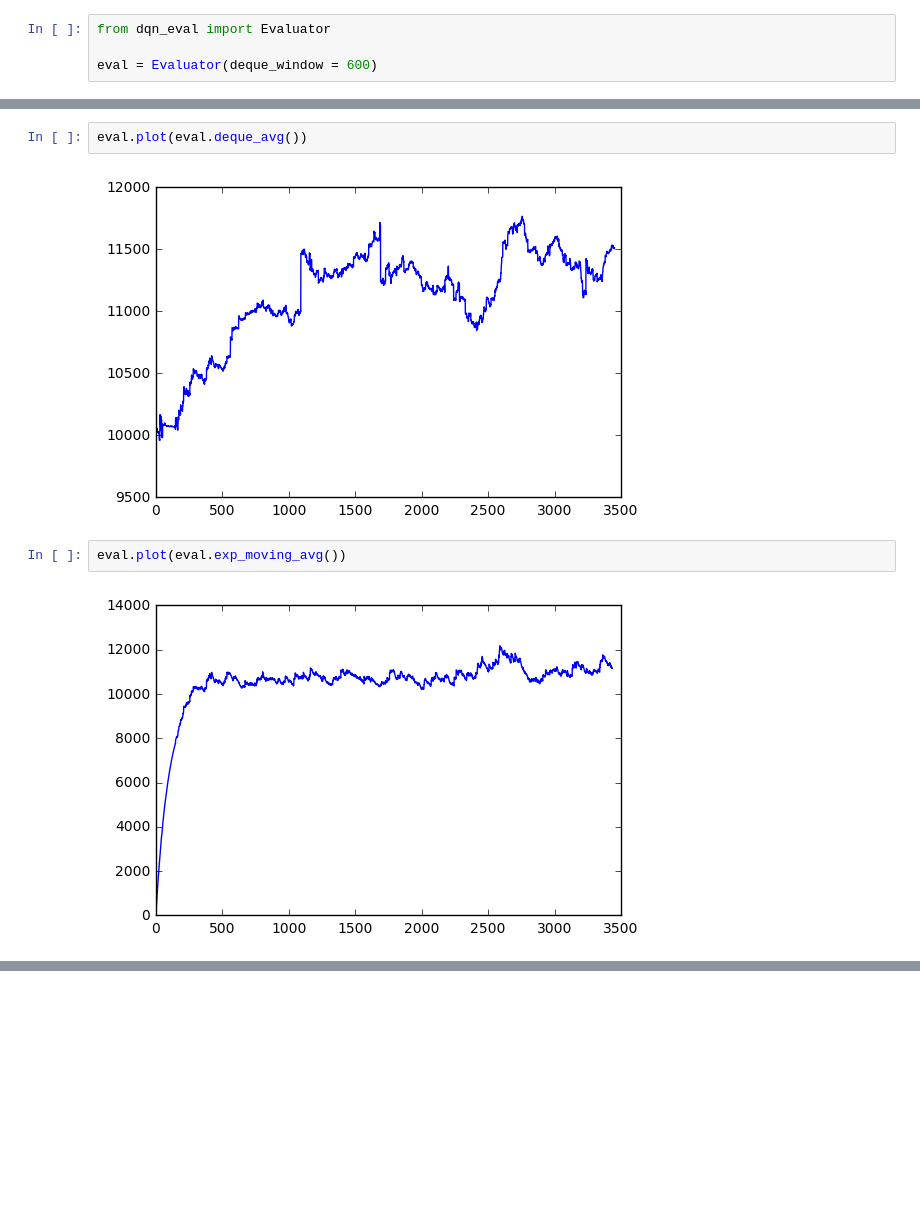
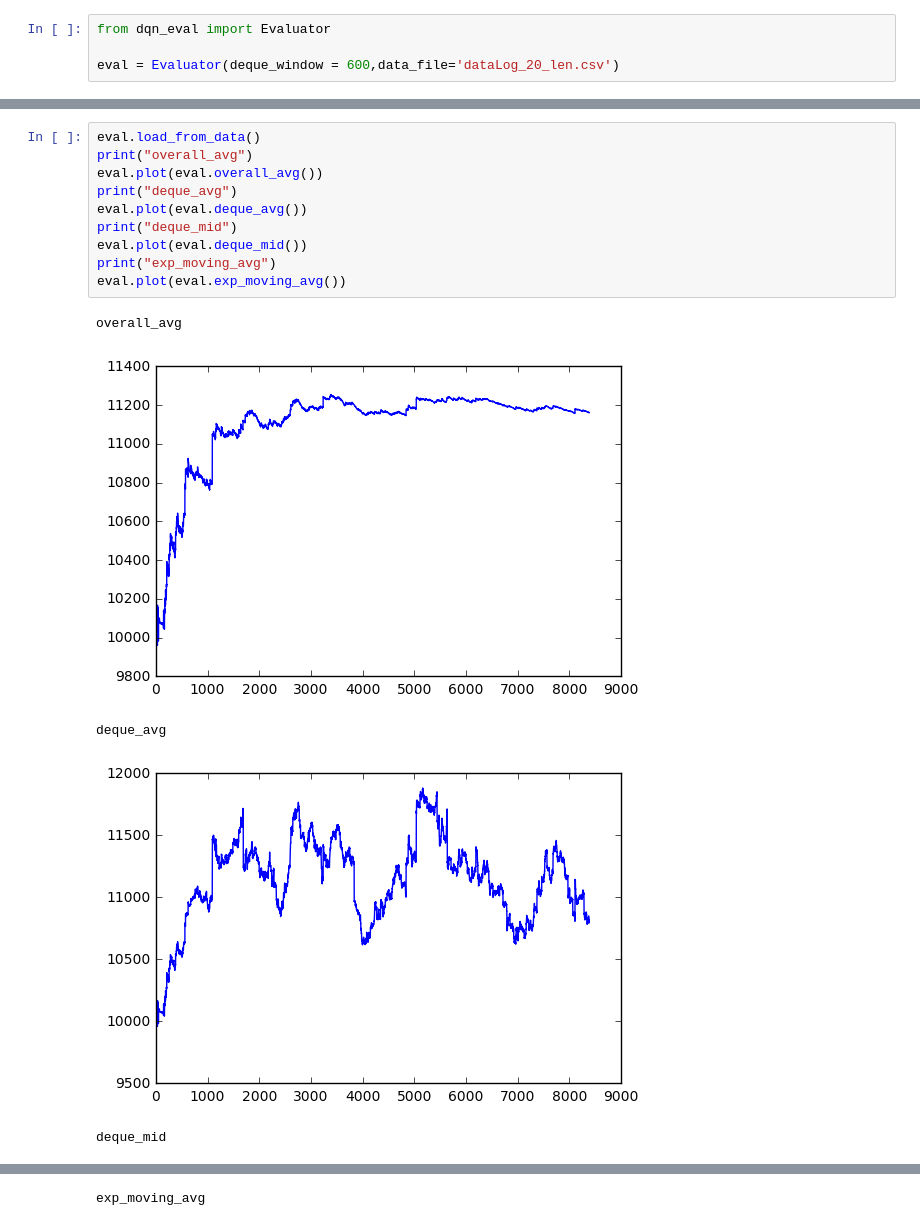
Before and after one commit to yhfy2006/RLMoney, a Jupyter notebook: dqn_eval_plot.ipynb, the cells around one changed output, grey strips where cells are left out. Cells and saved outputs as stored; diff of their text form; blank space fills up the shorter version.

```diff
--- a/dqn_eval_plot.ipynb
+++ b/dqn_eval_plot.ipynb
@@ -1,4 +1,4 @@
 # %%
 from dqn_eval import Evaluator
 
-eval = Evaluator(deque_window = 600)
+eval = Evaluator(deque_window = 600,data_file='dataLog_20_len.csv')
@@ -10,8 +5,16 @@ eval.plot(eval.overall_avg())
-# %%
-eval.plot(eval.deque_avg())
-# %% [output]
-[figure, removed]
-# %%
-eval.plot(eval.exp_moving_avg())
-# %% [output]
-[figure, removed]
+# %%
+eval.load_from_data()
+print("overall_avg")
+eval.plot(eval.overall_avg())
+print("deque_avg")
+eval.plot(eval.deque_avg())
+print("deque_mid")
+eval.plot(eval.deque_mid())
+print("exp_moving_avg")
+eval.plot(eval.exp_moving_avg())
+# %% [output]
+overall_avg
+[figure, added]
+deque_avg
+[figure, added]
+deque_mid
@@ -17,0 +22 @@ eval.plot(eval.exp_moving_avg())
+exp_moving_avg
```
Also changed, not shown: parts of 2 cells of this notebook, 1 other file.
